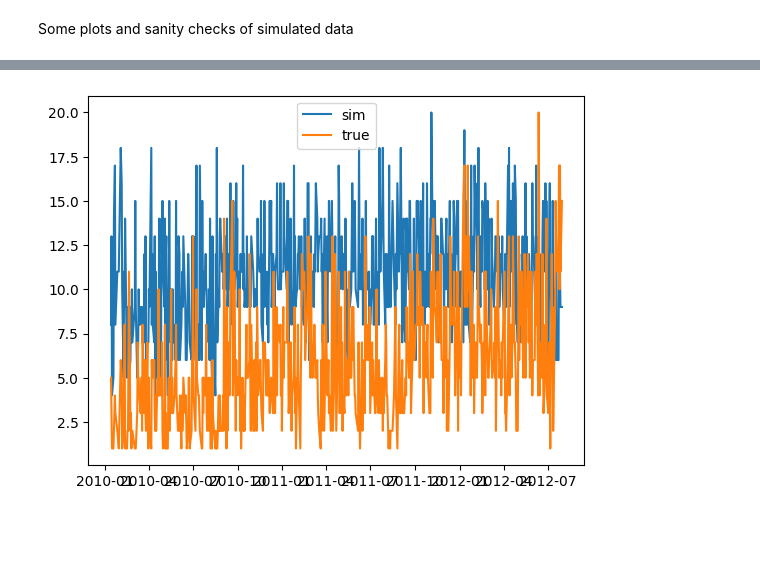
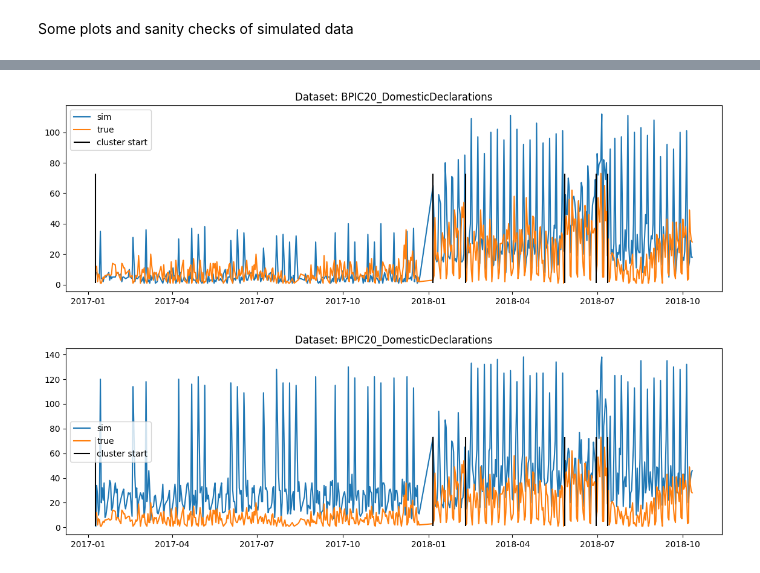
Before and after one commit to konradoezdemir/AT-KDE, a Jupyter notebook: diagnostics/investigations.ipynb, the cells around one changed output, grey strips where cells are left out. Saved outputs shown, nothing was run; the diff lists cells and outputs as text; code cells hidden in the pictures; blank space fills up the shorter version.

```diff
--- a/diagnostics/investigations.ipynb
+++ b/diagnostics/investigations.ipynb
@@ -198,7 +207,22 @@ plt.show()
+# %%
+#new full train
+plt.figure(figsize=(14,4))
+plt.title(f'Dataset: {fn}')
+plt.plot(kde_csv_df.groupby('date').agg('count'), label = 'sim')
+plt.plot(full_cvs_df.loc[start_date:end_date].groupby('date').agg('count'), label = 'true')
+plt.vlines(cluster_start_dates, full_cvs_df.loc[start_date:end_date].groupby('date').agg('count').min(), full_cvs_df.loc[start_date:end_date].groupby('date').agg('count').max(), color = 'black', label = 'cluster start')
+plt.legend()
+plt.show()
+# %% [output]
+[figure, added]
 # %%
+#old full train
+plt.figure(figsize=(14,4))
+plt.title(f'Dataset: {fn}')
 plt.plot(kde_csv_df.groupby('date').agg('count'), label = 'sim')
 plt.plot(full_cvs_df.loc[start_date:end_date].groupby('date').agg('count'), label = 'true')
+plt.vlines(cluster_start_dates, full_cvs_df.loc[start_date:end_date].groupby('date').agg('count').min(), full_cvs_df.loc[start_date:end_date].groupby('date').agg('count').max(), color = 'black', label = 'cluster start')
 plt.legend()
 plt.show()
 # %% [output]
-[figure, old version]
+[figure, new version]
```
Also changed, not shown: parts of 10 cells of this notebook, 9 other files.
